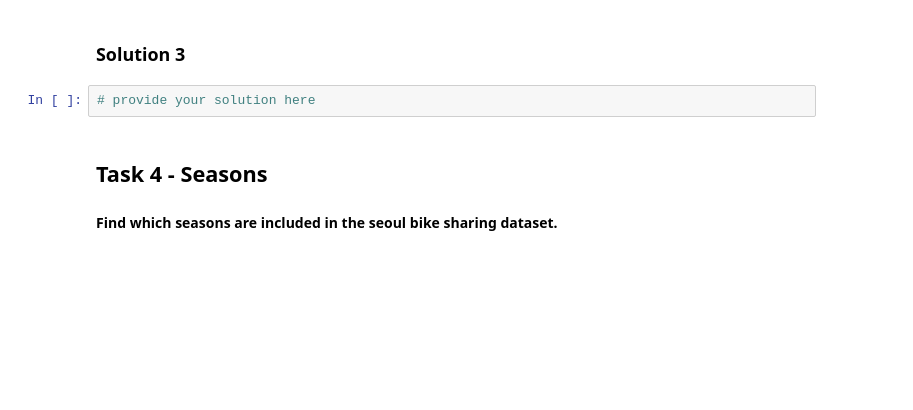
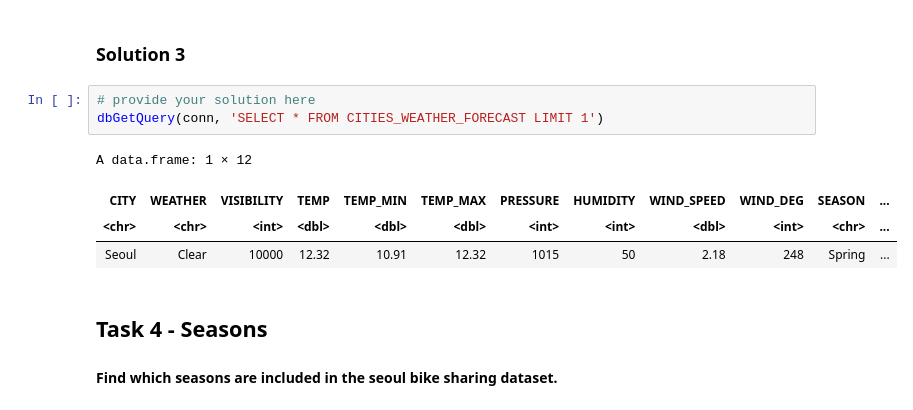
Before and after one commit to hublun/Bayesian_Aggregation_Average_Data, a Jupyter notebook: coursera/Capstone/Lab-SQL-EDA_SQlite.ipynb, the cells around one changed output. Saved outputs shown, nothing was run; the diff lists cells and outputs as text; blank space fills up the shorter version.

```diff
--- a/coursera/Capstone/Lab-SQL-EDA_SQlite.ipynb
+++ b/coursera/Capstone/Lab-SQL-EDA_SQlite.ipynb
@@ -159,6 +226,12 @@ Recall that the records in the CITIES_WEATHER_FORECAST dataset are 3 hours apart
 ### Solution 3
 # %%
 # provide your solution here
+dbGetQuery(conn, 'SELECT * FROM CITIES_WEATHER_FORECAST LIMIT 1')
+# %% [output]
+A data.frame: 1 × 12
+| CITY | WEATHER | VISIBILITY | TEMP | TEMP_MIN | TEMP_MAX | PRESSURE | HUMIDITY | WIND_SPEED | WIND_DEG | SEASON | ... |
+| <chr> | <chr> | <int> | <dbl> | <dbl> | <dbl> | <int> | <int> | <dbl> | <int> | <chr> | ... |
+| Seoul | Clear | 10000 | 12.32 | 10.91 | 12.32 | 1015 | 50 | 2.18 | 248 | Spring | ... |
 # %% [markdown]
 ## Task 4 - Seasons
 #### Find which seasons are included in the seoul bike sharing dataset.
```
Also changed, not shown: parts of 12 cells of this notebook, 1 other file.
